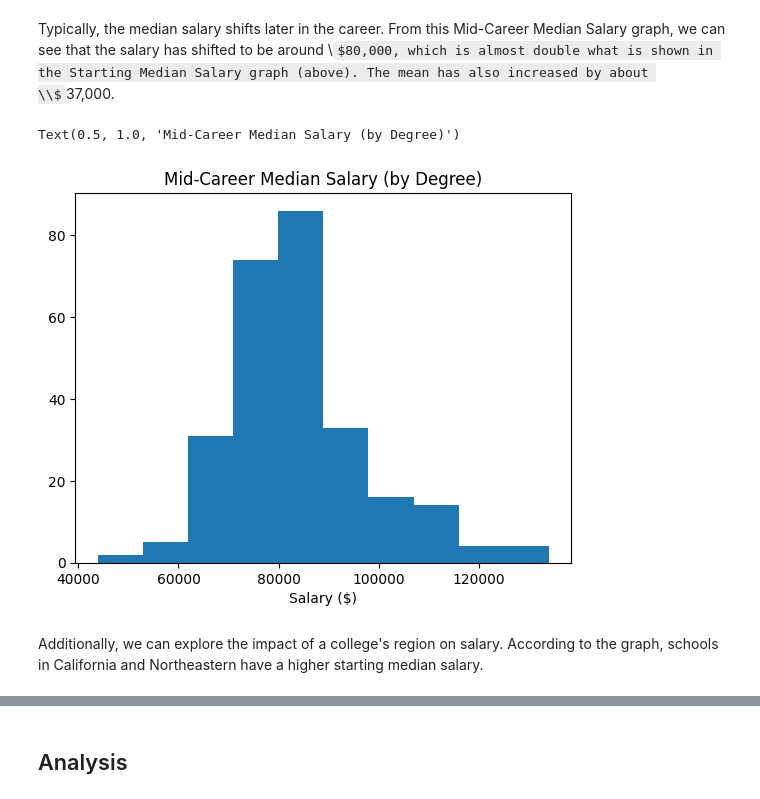
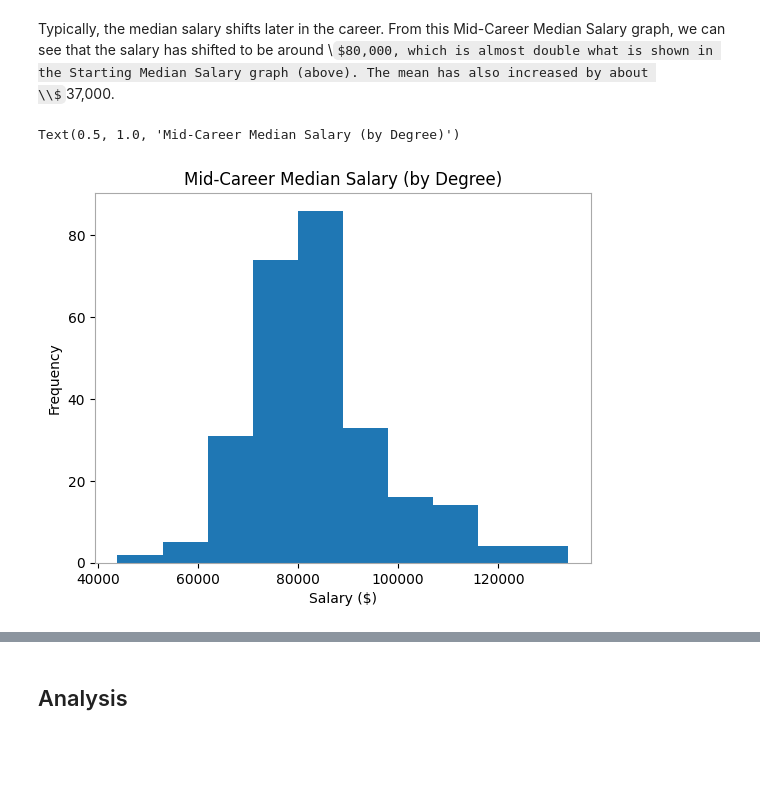
Before and after one commit to ashleyalee/DH140-Final, a Jupyter notebook: dh-140-final-AL.ipynb, the cells around one changed output, grey strips where cells are left out. Saved outputs shown, nothing was run; the diff lists cells and outputs as text; code cells hidden in the pictures; some formulas as TeX source; blank space fills up the shorter version.

```diff
--- a/dh-140-final-AL.ipynb
+++ b/dh-140-final-AL.ipynb
@@ -167,9 +168,8 @@ Typically, the median salary shifts later in the career. From this Mid-Career Me
 # %%
 plt.hist(salaries['Mid-Career Median Salary'])
 plt.xlabel('Salary ($)')
+plt.ylabel('Frequency')
 plt.title('Mid-Career Median Salary (by Degree)')
 # %% [output]
 Text(0.5, 1.0, 'Mid-Career Median Salary (by Degree)')
-[figure, old version]
+[figure, new version]
-# %% [markdown]
-Additionally, we can explore the impact of a college's region on salary. According to the graph, schools in California and Northeastern have a higher starting median salary.
```
Also changed, not shown: parts of 47 cells of this notebook.
